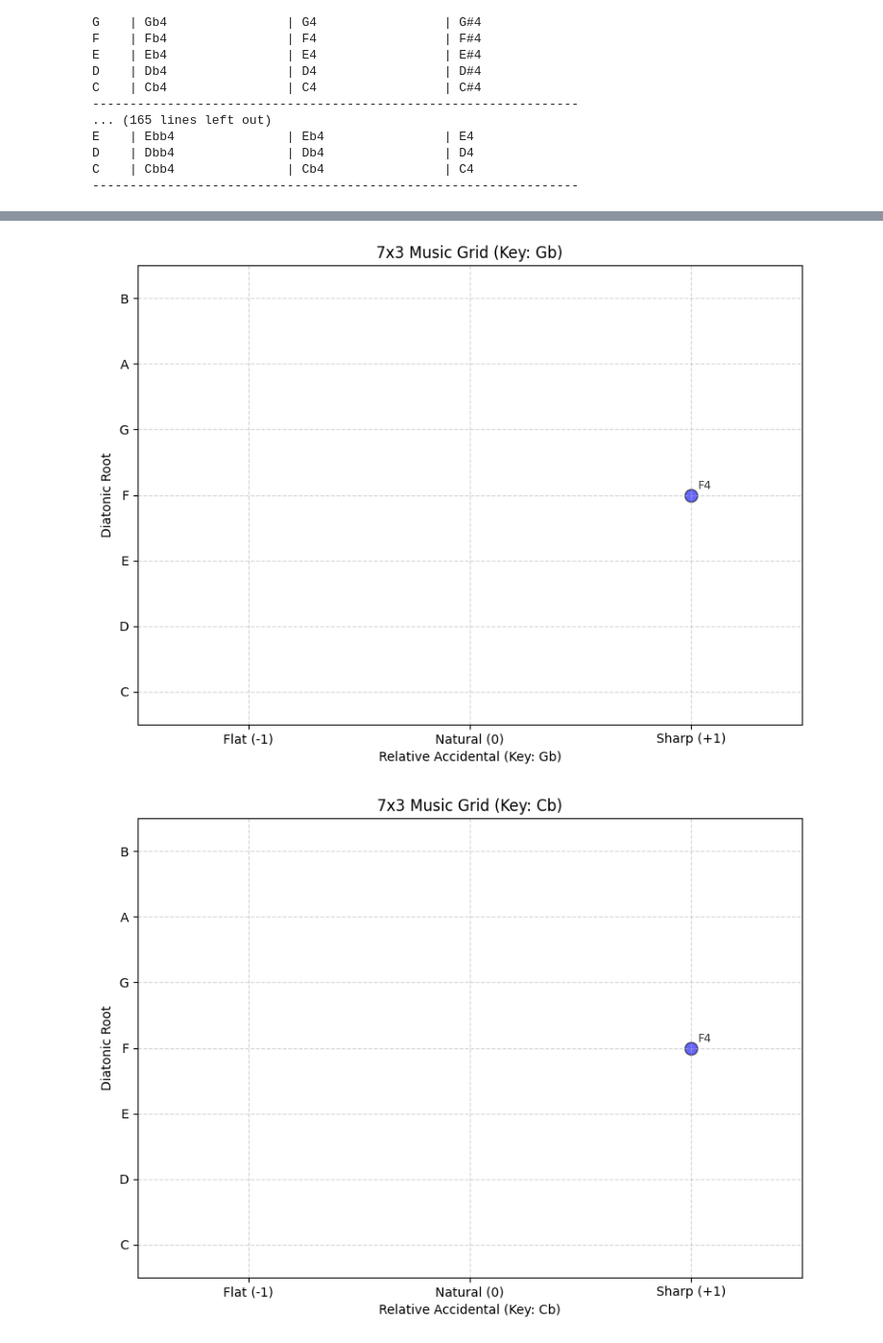
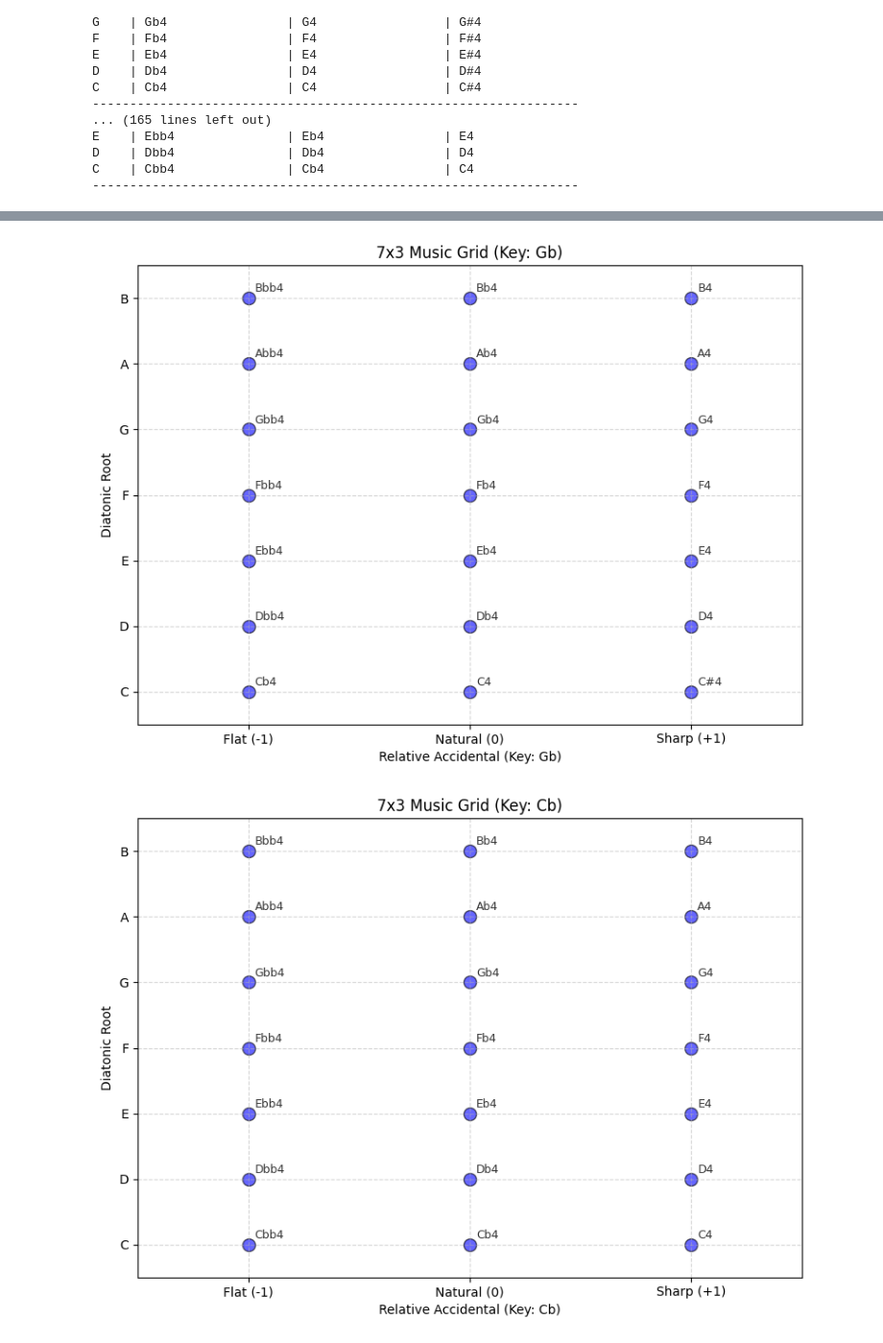
Before and after one commit to TuWebO/notes21, a Jupyter notebook: notebooks/test_notes21.ipynb, the cells around one changed output, grey strips where cells are left out. Shown at 96% size. Drawn from its saved outputs; the diff is of its cells as text; code cells hidden in the pictures.

```diff
--- a/notebooks/test_notes21.ipynb
+++ b/notebooks/test_notes21.ipynb
@@ -74,11 +74,6 @@ C    | Cbb4               | Cb4                | C4
 -----------------------------------------------------------------
 # %%
 # Text based visualization
-notes = [
-    Note("F", 4),
-    Note("F#", 4),
-    Note("F##", 4),
-]
 fig = plot_note_grid(notes, "C")
 fig = plot_note_grid(notes, "G")
 fig = plot_note_grid(notes, "D")
@@ -109,2 +104,2 @@ fig = plot_note_grid(notes, "Cb")
-[figure, old version]
+[figure, new version]
-[figure, old version]
+[figure, new version]
```
Also changed, not shown: parts of 6 cells of this notebook, 2 other files.
